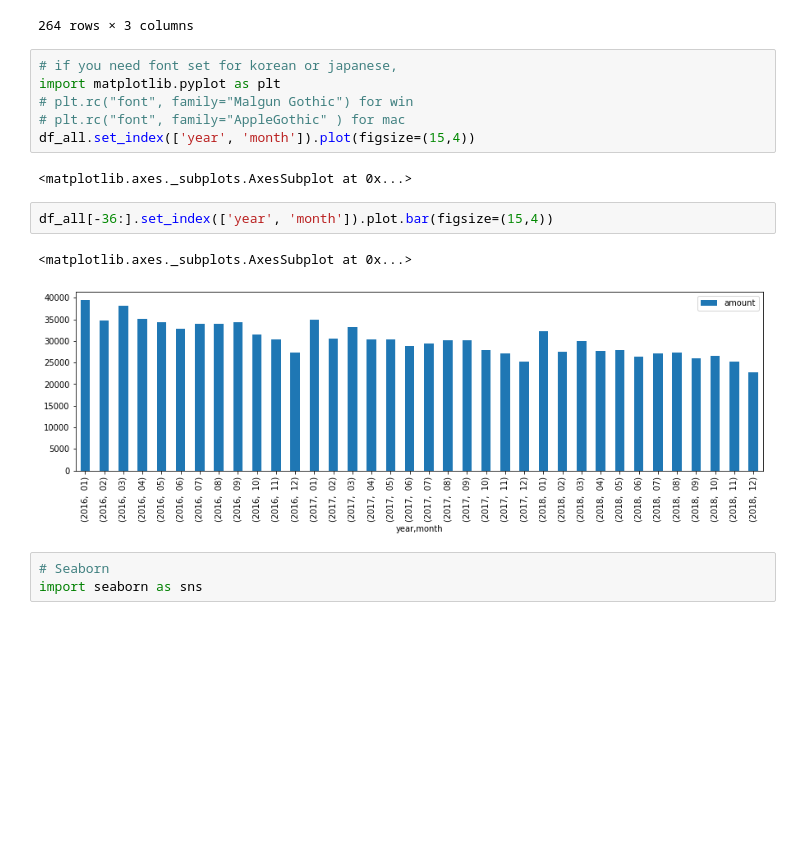
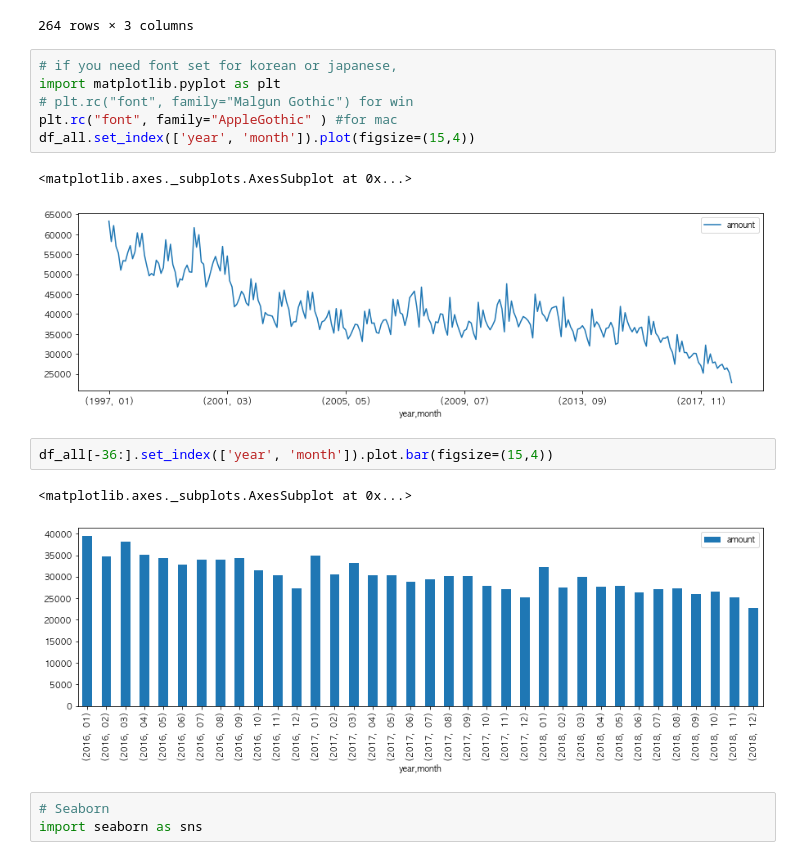
Before and after one commit to lhs7091/PythonDataScienceExam, a Jupyter notebook: birth_rate_korea/birth_rate_korea.ipynb, the cells around one changed output. Cells and saved outputs as stored; diff of their text form; blank space fills up the shorter version.

Commit message:
#Visualization of Low Birth in korea

```diff
--- a/birth_rate_korea/birth_rate_korea.ipynb
+++ b/birth_rate_korea/birth_rate_korea.ipynb
@@ -293,16 +295,17 @@ df_all
 # %%
 # if you need font set for korean or japanese,
 import matplotlib.pyplot as plt
 # plt.rc("font", family="Malgun Gothic") for win
-# plt.rc("font", family="AppleGothic" ) for mac
+plt.rc("font", family="AppleGothic" ) #for mac
 df_all.set_index(['year', 'month']).plot(figsize=(15,4))
 # %% [output]
 <matplotlib.axes._subplots.AxesSubplot at 0x...>
+[figure, added]
 # %%
 df_all[-36:].set_index(['year', 'month']).plot.bar(figsize=(15,4))
 # %% [output]
 <matplotlib.axes._subplots.AxesSubplot at 0x...>
-[figure, old version]
+[figure, new version]
 # %%
 # Seaborn
 import seaborn as sns
```
Also changed, not shown: parts of 13 cells of this notebook.
